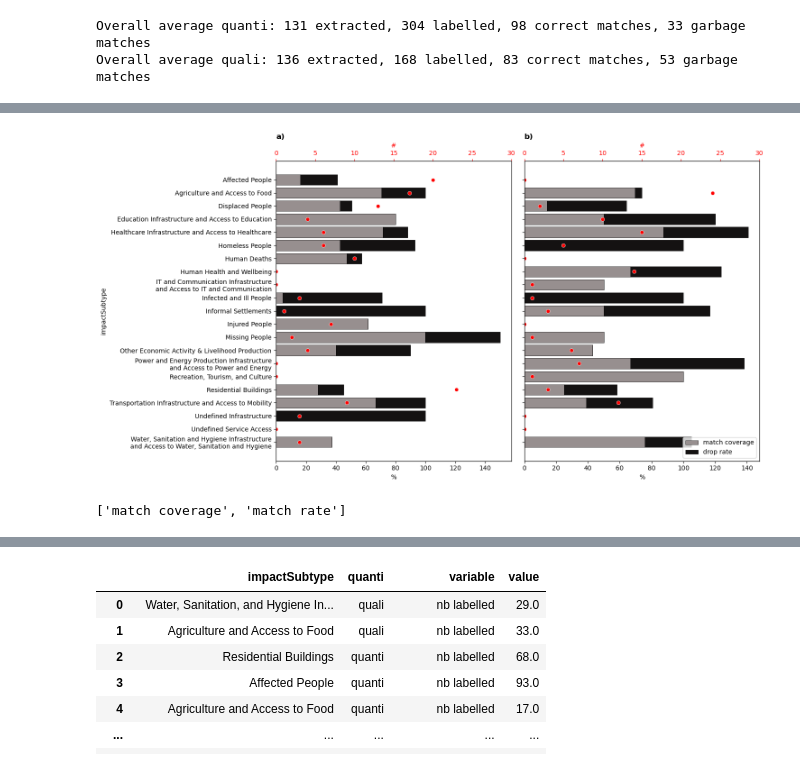
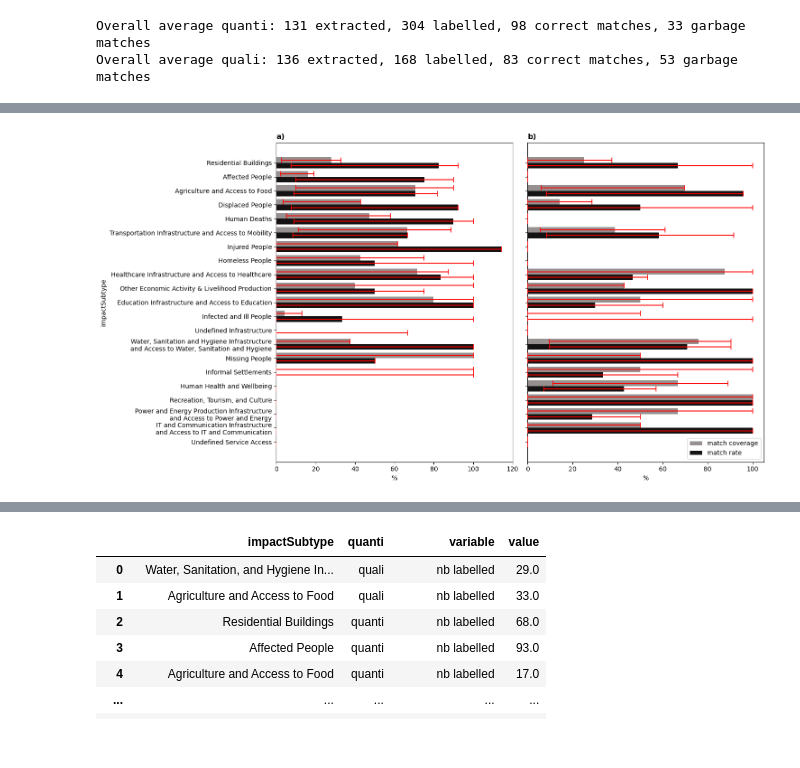
Before and after one commit to luseverin/ROUGE_database, a Jupyter notebook: notebooks/coverage_results.ipynb, the cells around one changed output, grey strips where cells are left out. Saved outputs shown, nothing was run; the diff lists cells and outputs as text; code cells hidden in the pictures.

Commit message:
Try reformat coverage plot + bootstrap

```diff
--- a/notebooks/coverage_results.ipynb
+++ b/notebooks/coverage_results.ipynb
@@ -254,0 +231,10 @@ coverage_df_match_subtype.sort_values("match rate", ascending=False)
+# %%
+#melt
+ci = 0.8
+ci_a = (1-ci)/2
+ci_b = 1-ci_a
+coverage_match_df_err = pd.DataFrame()
+coverage_match_df_melt = coverage_match_df_bs.melt(id_vars=[group_key, "quanti"])
+coverage_match_df_err["err_low"] = coverage_match_df_melt.groupby([group_key, "quanti", "variable"])["value"].quantile(ci_a)
+coverage_match_df_err["err_high"] = coverage_match_df_melt.groupby([group_key, "quanti", "variable"])["value"].quantile(ci_b)
+coverage_match_df_err.reset_index(inplace=True)
@@ -323,8 +368,16 @@ def plot_coverage_match_v2(df, subplot_col, hue_col, yvar, subplot_vars=None, xl
 # %%
 #prepare data
+from sympy import true
+from src import data
+
+
 data_col = "impactSubtype"
 add_avg = False
-add_secaxes = True
+add_secaxes = False
+stack = False
+error_bar = True
+errors_df = coverage_match_df_err
+
 if data_col == "appealCode":
     coverage_df_match_yvar = coverage_df_match_appeal
     #sort by to look for trends
@@ -340,6 +393,7 @@ elif data_col == "impactSubtype":
     coverage_df_match_yvar = coverage_df_match_yvar.reindex(index) #sort by nb labelled
     plot_df = coverage_df_match_yvar.melt(id_vars=["impactSubtype", "quanti"])
     plot_df = plot_df[~plot_df["impactSubtype"].isin(["DREF Allocation", "Targeted People", "Assisted People"])]
+
 if add_avg:
     average_df_match = coverage_df_match.melt(id_vars=["quanti"])
     average_df_match[data_col] ="Overall average"
@@ -352,12 +406,12 @@ value_col = "value"
 subplot_col = "quanti"#"quanti""variable"
 hue_col = "variable"#"quanti""variable"
 xlabels = ["%", "%"]#["#", "%", "%"]#["#", "#", "#"]#["%", "%"]#["#", "#", "#"]
-hue_order = ["match coverage", "drop rate"] #["quanti", "quali"] ["match coverage", "match rate"]
+hue_order = ["match coverage", "match rate"] #["quanti", "quali"] ["match coverage", "match rate"]
 palette_rel = ["#978F8F", "#141212","#978F8F", "#141212"]
 #palette_rel = ["#435EF3", "#2bc26f", "#435EF3", "#2bc26f"]
-kwargs = {}
+kwargs = {}#{"errorbar":("pi", 90)}
 fig, axes = plt.subplots(1, len(subplot_vars), figsize=(15, 8), sharey=True, sharex=False)
-fig, axes = plot_coverage_match_v2(plot_df[plot_df[hue_col].isin(hue_order)], subplot_col, hue_col, subplot_vars=subplot_vars, yvar=yvar, value_col=value_col, hue_vars=hue_order, stack=True, palette=palette_rel, add_avg=add_avg, fig=fig, **kwargs)
+fig, axes = plot_coverage_match_v2(plot_df[plot_df[hue_col].isin(hue_order)], subplot_col, hue_col, subplot_vars=subplot_vars, yvar=yvar, value_col=value_col, hue_vars=hue_order, stack=stack, palette=palette_rel, add_avg=add_avg, fig=fig, **kwargs)
 ylabels = [item.get_text() for item in axes[0].get_yticklabels()]
 secaxes = []
 if add_secaxes:
@@ -374,35 +428,38 @@ if add_secaxes:
         secax.set_title("")
     secaxes[0].axes.set_title("")
     secaxes[1].axes.set_title("")
     secaxes[0].axes.set_xlim(0, 30)
     secaxes[1].axes.set_xlim(0, 30)
+if error_bar:
+    for i, val in enumerate(subplot_vars):
+        val_df = plot_df[plot_df[subplot_col] == val]
+        errors_df_val = errors_df[errors_df[subplot_col] == val]
+        ax = axes[i]
+        ax = add_error_bars(ax, data_col, val_df, hue_col, hue_order, errors_df_val, ylabels)
+
 #[ax.set_xlabel(xlabels[i]) for i, ax in enumerate(axes)]
 #for ax in axes:
 #    ax.tick_params(axis='y', labelrotation=90)
 new_ylabs = []
 for i, ylab in enumerate(ylabels):
     if ylab=="Water, Sanitation, and Hygiene Infrastructure and Access to Water, Sanitation, and Hygiene":
         new_txt = "Water, Sanitation and Hygiene Infrastructure\nand Access to Water, Sanitation and Hygiene"
     elif ylab=="Power and Energy Production Infrastructure and Access to Power and Energy":
         new_txt = "Power and Energy Production Infrastructure\nand Access to Power and Energy"
     elif ylab == "IT and Communication Infrastructure and Access to IT and Communication":
         new_txt = "IT and Communication Infrastructure\nand Access to IT and Communication"
     else:
         new_txt = ylab
     new_ylabs.append(new_txt)
 axes[0].set_yticklabels(new_ylabs)
 axes[0].set_title("")
 axes[1].set_title("")
 axes[1].set_ylabel("")
 axes[0].set_title("a)", fontweight="bold", loc="left")
 axes[1].set_title("b)", fontweight="bold", loc="left")
 axes[0].get_legend().remove()
 #fig.suptitle(f"Coverage matches by {yvar}\n{key}\nvalue_error_thresh={value_error_th}, sim_thresh={sim_th}")
 fig.tight_layout()
 fig.savefig(DATA_FIGURE / f"coverage_matches_by_{yvar}_{subplot_col}_vth-{value_error_th}_sth-{sim_th}_flt_{filename_match.replace(key, MODEL_NAMES_MAP[key])}.png", bbox_inches="tight", dpi=300)
 # %% [output]
-[figure, old version]
+[figure, new version]
-# %%
-subplot_vars
-# %% [output]
-['match coverage', 'match rate']
```
Also changed, not shown: parts of 7 cells of this notebook.
